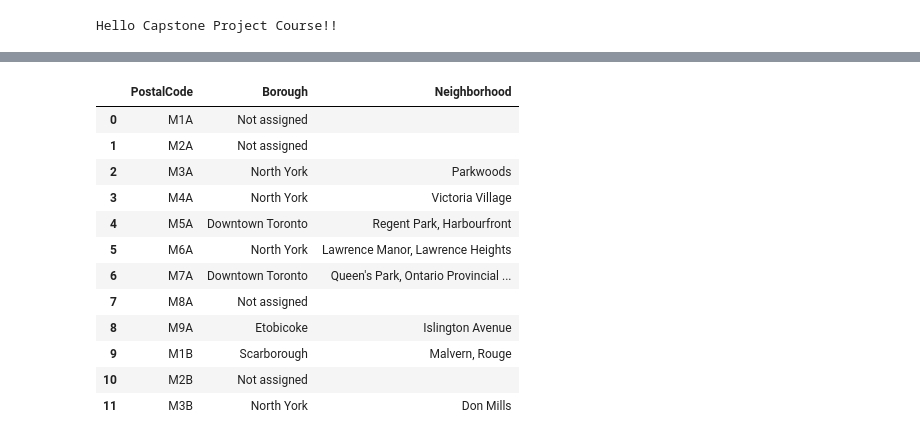
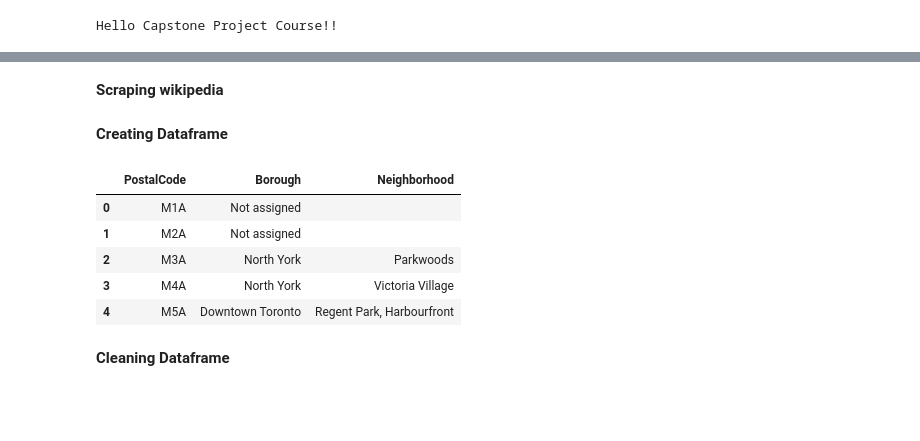
Before and after one commit to jb4utista/Coursera_Capstone, a Jupyter notebook: Capstone.ipynb, the cells around one changed output, grey strips where cells are left out. Drawn from its saved outputs; the diff is of its cells as text; code cells hidden in the pictures; blank space fills up the shorter version.

```diff
--- a/Capstone.ipynb
+++ b/Capstone.ipynb
@@ -11,6 +13,8 @@ Hello Capstone Project Course!!
 import requests
 import lxml.html as lh
 import pandas as pd
+# %% [markdown]
+**Scraping wikipedia**
 # %%
 url='https://en.wikipedia.org/wiki/List_of_postal_codes_of_Canada:_M'#Create a handle, page, to handle the contents of the website
 page = requests.get(url)#Store the contents of the website under doc
@@ -31,7 +35,7 @@ for j in range(1,len(tr_elements)):
     #T is our j'th row
     T=tr_elements[j]
 
-    #If row is not of size 10, the //tr data is not from our table
+    #If row is not of lenght 3, the //tr data is not from our table
     if len(T)!=3:
         break
 
@@ -41,32 +45,22 @@ for j in range(1,len(tr_elements)):
     #Iterate through each element of the row
     for t in T.iterchildren():
         data=t.text_content().replace("\n","")
-        #Check if row is empty
-        if i>0:
-        #Convert any numerical value to integers
-            try:
-                data=int(data)
-            except:
-                pass
         #Append the data to the empty list of the i'th column
         col[i][1].append(data)
         #Increment i for the next column
         i = i + 1
+# %% [markdown]
+**Creating Dataframe**
 # %%
 Dict={title:column for (title,column) in col}
 df=pd.DataFrame(Dict)
-df.head(12)
+df.head()
 # %% [output]
 |  | PostalCode | Borough | Neighborhood |
 | 0 | M1A | Not assigned |  |
 | 1 | M2A | Not assigned |  |
 | 2 | M3A | North York | Parkwoods |
 | 3 | M4A | North York | Victoria Village |
 | 4 | M5A | Downtown Toronto | Regent Park, Harbourfront |
-| 5 | M6A | North York | Lawrence Manor, Lawrence Heights |
-| 6 | M7A | Downtown Toronto | Queen's Park, Ontario Provincial ... |
-| 7 | M8A | Not assigned |  |
-| 8 | M9A | Etobicoke | Islington Avenue |
-| 9 | M1B | Scarborough | Malvern, Rouge |
-| 10 | M2B | Not assigned |  |
-| 11 | M3B | North York | Don Mills |
+# %% [markdown]
+**Cleaning Dataframe**
```
Also changed, not shown: parts of 39 cells of this notebook.
